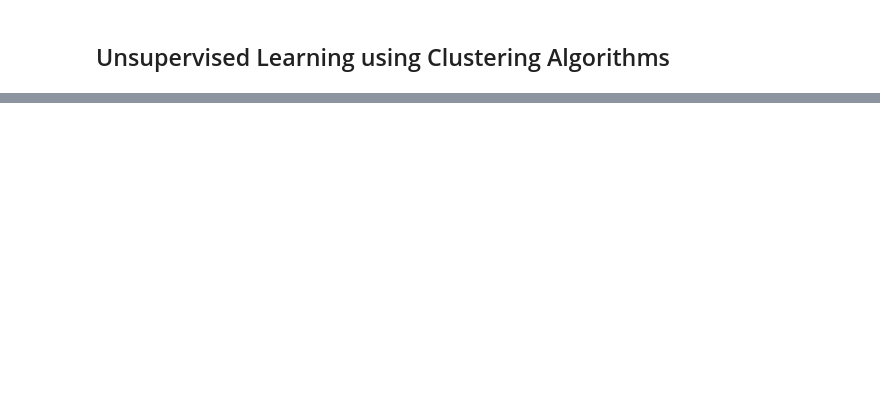
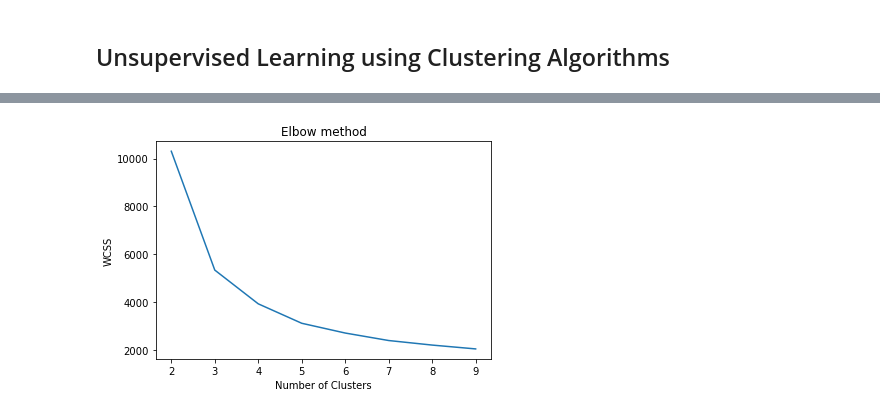
Before and after one commit to AnnoyingShpee/Healthcare-Data-Mining, a Jupyter notebook: CW2.ipynb, the cells around one changed output, grey strips where cells are left out. Saved outputs shown, nothing was run; the diff lists cells and outputs as text; code cells hidden in the pictures; blank space fills up the shorter version.

```diff
--- a/CW2.ipynb
+++ b/CW2.ipynb
@@ -374,8 +376,7 @@ train_data.drop(columns=["id", "age", "test_X6", "disorder", "suspect"], inplace
 test_data.drop(columns=["id", "age", "test_X6", "disorder", "suspect"], inplace=True)
 # Remove the column names from the list as well
 categorical_features = [item for item in categorical_features if item not in ["id", "age", "disorder", "suspect"]]
-numerical_features = [item for item in numerical_features if item != "test_X6"]
-all_features = [item for item in all_features if item not in ["id", "age", "disorder", "suspect", "test_X6"]]
+numerical_features = [item for item in numerical_features if item not in ["age", "test_X6"]]
 # %%
 print(f"categorical_features = {categorical_features}")
 print(f"numerical_features = {numerical_features}")
@@ -785,0 +927,9 @@ print(score)
+# %%
+best_model = RandomForestClassifier(bootstrap=False, criterion='entropy', min_samples_split=5, random_state=35)
+
+best_model.fit(encoded_X_train, encoded_y_train)
+print(f"Training set score: {best_model.score(encoded_X_train, encoded_y_train)}")
+print(f"Validation set score: {best_model.score(encoded_X_valid, encoded_y_valid)}")
+# pred_valid_labels = le.inverse_transform(encoded_pred_valid_labels)
+# pred_df["predicted_target"] = encoded_pred_labels
+# pred_df.to_csv("predictedTarget.csv", index=False)
@@ -785,0 +941,16 @@ print(score)
+# %%
+imbalanced_best_model = DecisionTreeClassifier(min_samples_split=5)
+imbalanced_best_model_pipeline = Pipeline(
+    [
+        ("transformer", StandardScaler()),
+        ("clf", imbalanced_best_model)
+    ]
+)
+imbalanced_best_model_pipeline.fit(encoded_X_train, encoded_y_train)
+
+imbalanced_best_model_pipeline.fit(encoded_X_train, encoded_y_train)
+print(f"Training set score: {imbalanced_best_model_pipeline.score(encoded_X_train, encoded_y_train)}")
+print(f"Validation set score: {imbalanced_best_model_pipeline.score(encoded_X_valid, encoded_y_valid)}")
+
+# pred_df["predicted_target"] = encoded_pred_labels
+# pred_df.to_csv("predicted.csv", index=False)
@@ -787,0 +999,6 @@ print(score)
+# %%
+numerical_X_train = encoded_X_train[numerical_features]
+
+numerical_X_train = np.log1p(numerical_X_train)
+
+print(numerical_X_train)
@@ -787,0 +1020,11 @@ print(score)
+# %%
+kmeans_models = [KMeans(n_clusters=k).fit(numerical_X_train) for k in range (2, 10)]
+innertia = [model.inertia_ for model in kmeans_models]
+plt.xticks([k for k in range (2, 10)])
+plt.plot(range(2, 10), innertia)
+plt.title('Elbow method')
+plt.xlabel('Number of Clusters')
+plt.ylabel('WCSS')
+plt.show()
+# %% [output]
+[figure, added]
```
Also changed, not shown: parts of 47 cells of this notebook, 1 other file.
